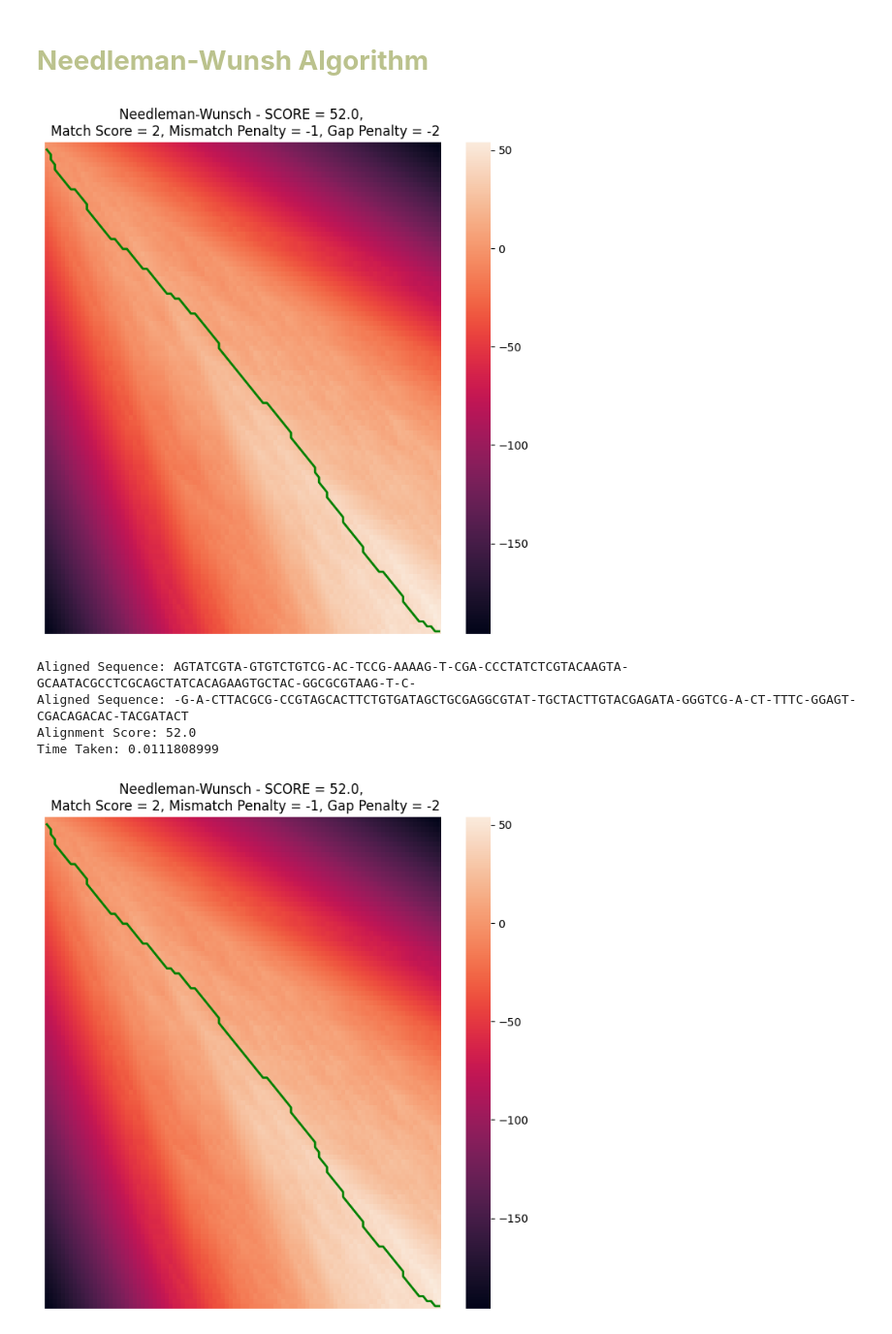
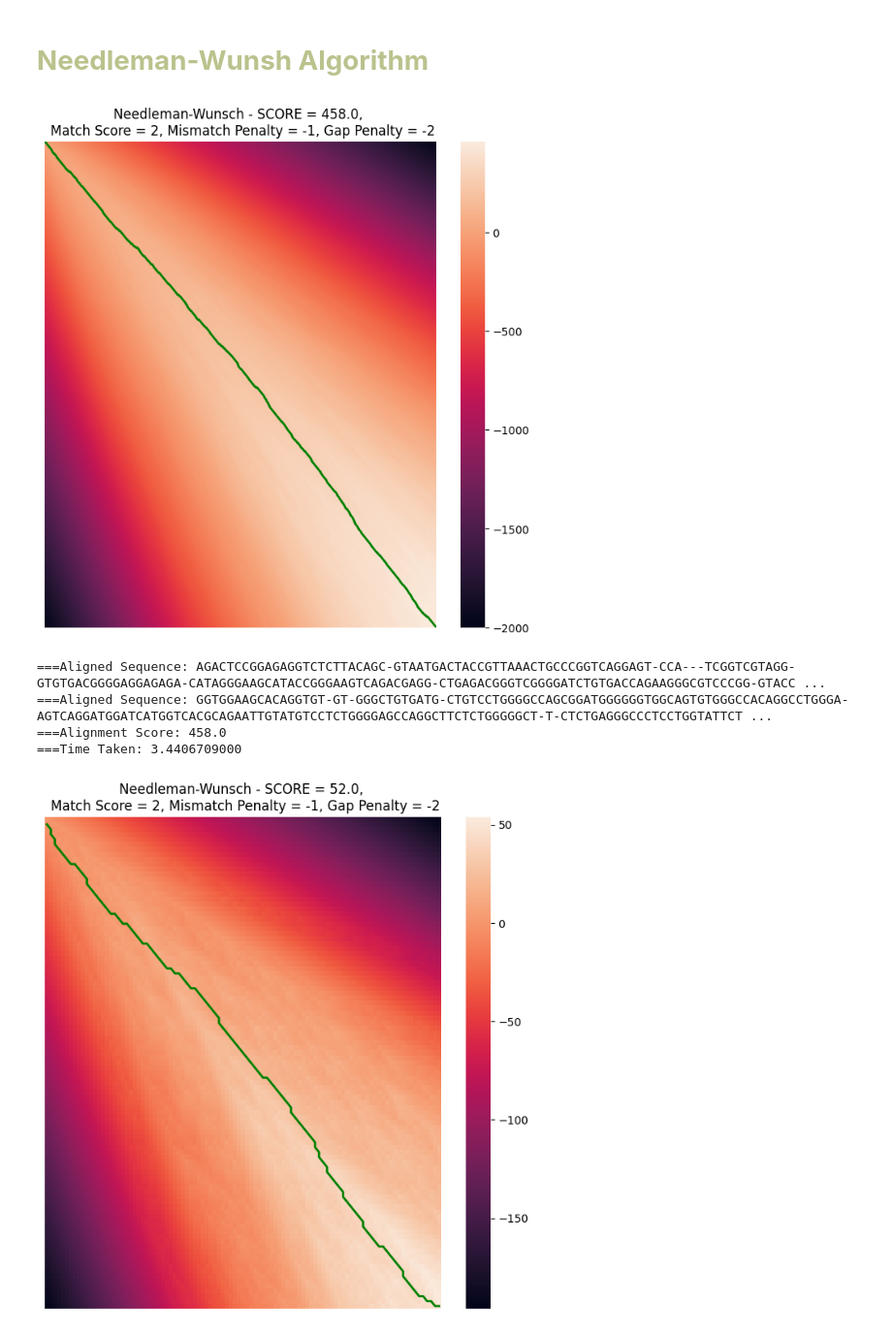
Before and after one commit to aiko-isnt-ded/dna_sequence_alignment, a Jupyter notebook: report_helper.ipynb, the cells around one changed output. Shown at 97% size. Cells and saved outputs as stored; diff of their text form; code cells hidden in the pictures.

```diff
--- a/report_helper.ipynb
+++ b/report_helper.ipynb
@@ -21,3 +23,37 @@ import seaborn as sns
 # <font color= #bbc28d> **Homosapiens Mitochondrial DNA** </font>
 # %% [markdown]
 aquí pon la lectura del dna pls @soPHIa
+# %%
+# We will use the Biopython Library to simplify getting the sequences
+# Using the BRAC2 gene, a well-known gene which is considered a tumor supressor
+
+random.seed(42)
+
+brac2_id = "NC_000013.11"
+
+Entrez.email = ""
+
+handle1 = Entrez.efetch(db="nucleotide", id=brac2_id, rettype="fasta", retmode="text")
+record1 = SeqIO.read(handle1, "fasta")
+handle1.close()
+
+# Because of the size of this gene, we will only take small chunks to compare
+
+starting_pos = 31234567
+ending_pos = 31235567 # length of 1k bp
+
+#Shuffled segments
+
+original_sequence = record1.seq[starting_pos:ending_pos]
+
+segvar2_l = list(original_sequence[201:500])
+random.shuffle(segvar2_l)
+segvar2 = "".join(segvar2_l)
+full_shuffle = list(original_sequence)
+random.shuffle(full_shuffle)
+
+variant_1 = original_sequence[:500] + "A" + original_sequence[:501] # Simple substitution
+variant_2 = original_sequence[:200] + segvar2 + original_sequence[:501] # Variant with 300 shuffled bps
+variant_3 = original_sequence[::-1] # The original sequence but reversed
+variant_4 = "".join(full_shuffle) # The original sequence, completely shuffled (the seed can be changed at the top)
+variant_5 = original_sequence[:200] + original_sequence[205:500] + "GATA" + original_sequence[504:] # The original sequence with a small deletion and substitution
@@ -99,21 +139,19 @@ def needleman_wunsch(seq1, seq2, MATCH_SCORE, MISMATCH_PENALTY, GAP_PENALTY):
 
     return nwm, sequence2, sequence1, score, time_taken
 # %%
-aligned_1 = needleman_wunsch("GACTTACGCGCCGTAGCACTTCTGTGATAGCTGCGAGGCGTATTGCTACTTGTACGAGATAGGGTCGACTTTTCGGAGTCGACAGACACTACGATACT",
-                             "AGTATCGTAGTGTCTGTCGACTCCGAAAAGTCGACCCTATCTCGTACAAGTAGCAATACGCCTCGCAGCTATCACAGAAGTGCTACGGCGCGTAAGTC",
-                             2,-1,-2)
+aligned_1 = needleman_wunsch(original_sequence,variant_3,2,-1,-2)
 # %% [output]
-[figure, old version]
+[figure, new version]
 # %%
-print(f"Aligned Sequence: {aligned_1[1]}")
-print(f"Aligned Sequence: {aligned_1[2]}")
-print(f"Alignment Score: {aligned_1[3]}")
-print(f"Time Taken: {aligned_1[4]:.10f}")
+print(f"===Aligned Sequence: {aligned_1[1]}")
+print(f"===Aligned Sequence: {aligned_1[2]}")
+print(f"===Alignment Score: {aligned_1[3]}")
+print(f"===Time Taken: {aligned_1[4]:.10f}")
 # %% [output]
-Aligned Sequence: AGTATCGTA-GTGTCTGTCG-AC-TCCG-AAAAG-T-CGA-CCCTATCTCGTACAAGTA-GCAATACGCCTCGCAGCTATCACAGAAGTGCTAC-GGCGCGTAAG-T-C-
-Aligned Sequence: -G-A-CTTACGCG-CCGTAGCACTTCTGTGATAGCTGCGAGGCGTAT-TGCTACTTGTACGAGATA-GGGTCG-A-CT-TTTC-GGAGT-CGACAGACAC-TACGATACT
-Alignment Score: 52.0
-Time Taken: 0.0111808999
+===Aligned Sequence: AGACTCCGGAGAGGTCTCTTACAGC-GTAATGACTACCGTTAAACTGCCCGGTCAGGAGT-CCA---TCGGTCGTAGG-GTGTGACGGGGAGGAGAGA-CATAGGGAAGCATACCGGGAAGTCAGACGAGG-CTGAGACGGGTCGGGGATCTGTGACCAGAAGGGCGTCCCGG-GTACC ...
+===Aligned Sequence: GGTGGAAGCACAGGTGT-GT-GGGCTGTGATG-CTGTCCTGGGGCCAGCGGATGGGGGGTGGCAGTGTGGGCCACAGGCCTGGGA-AGTCAGGATGGATCATGGTCACGCAGAATTGTATGTCCTCTGGGGAGCCAGGCTTCTCTGGGGGCT-T-CTCTGAGGGCCCTCCTGGTATTCT ...
+===Alignment Score: 458.0
+===Time Taken: 3.4406709000
 # %%
 pairs = [["GACTTACGCGCCGTAGCACTTCTGTGATAGCTGCGAGGCGTATTGCTACTTGTACGAGATAGGGTCGACTTTTCGGAGTCGACAGACACTACGATACT",
           "AGTATCGTAGTGTCTGTCGACTCCGAAAAGTCGACCCTATCTCGTACAAGTAGCAATACGCCTCGCAGCTATCACAGAAGTGCTACGGCGCGTAAGTC", 1], # Par 1
```
Also changed, not shown: parts of 12 cells of this notebook.
